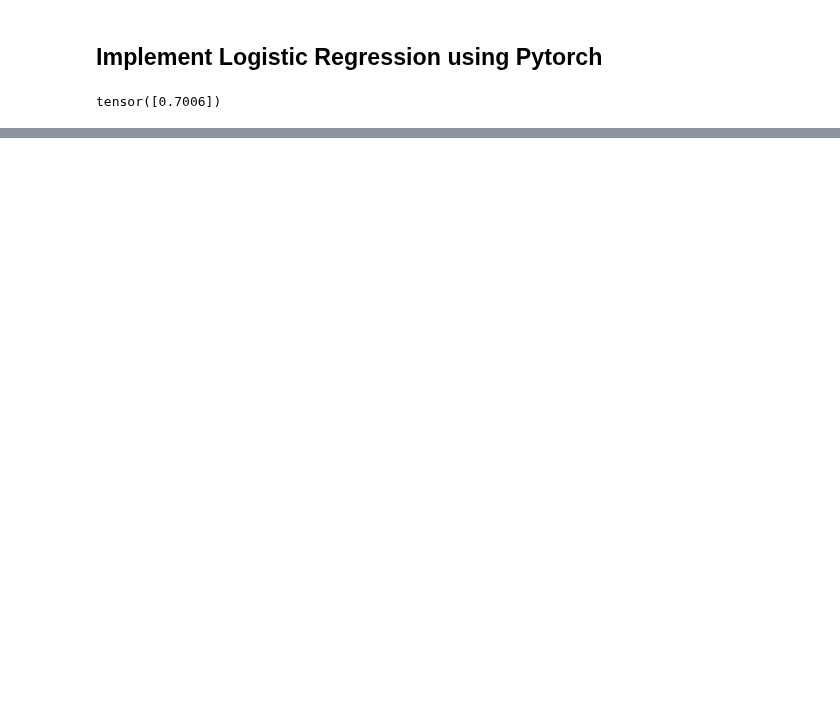
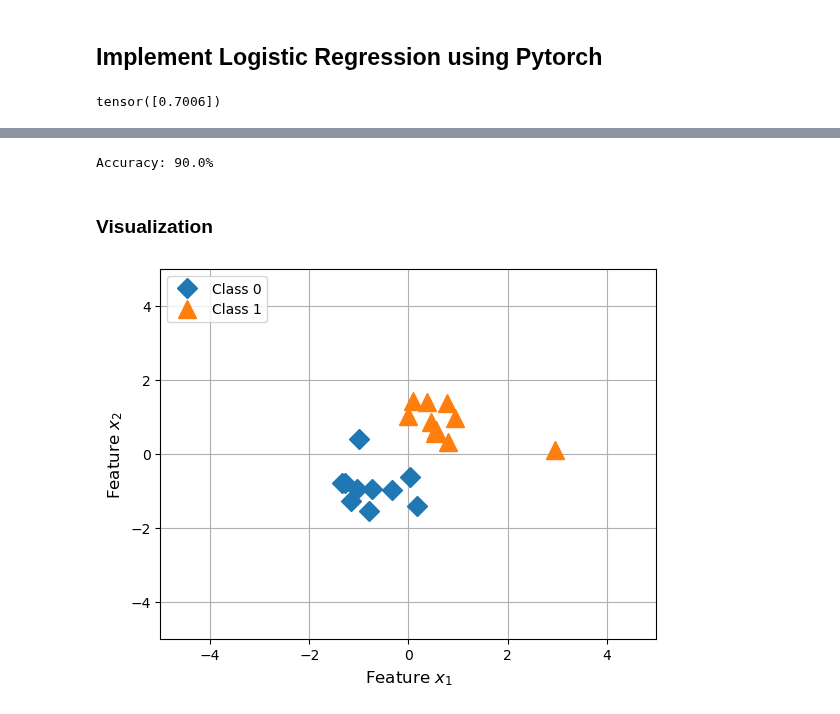
Before and after one commit to DotSlash-A/BSCS3004-Deep-Learning-resources, a Jupyter notebook: 9_PyTorch_Logistic_Regression.ipynb, the cells around one changed output, grey strips where cells are left out. Saved outputs shown, nothing was run; the diff lists cells and outputs as text; code cells hidden in the pictures; blank space fills up the shorter version.

```diff
--- a/9_PyTorch_Logistic_Regression.ipynb
+++ b/9_PyTorch_Logistic_Regression.ipynb
@@ -76,0 +210,39 @@ tensor([0.7006])
+# %%
+train_acc = compute_accuracy(model, train_loader)
+print(f'Accuracy: {train_acc * 100}%')
+# %% [output]
+Accuracy: 90.0%
+# %% [markdown]
+### **Visualization**
+# %%
+plt.plot(
+    X_train[y_train == 0, 0],
+    X_train[y_train == 0, 1],
+    marker="D",
+    markersize=10,
+    linestyle="",
+    label="Class 0",
+)
+
+plt.plot(
+    X_train[y_train == 1, 0],
+    X_train[y_train == 1, 1],
+    marker="^",
+    markersize=13,
+    linestyle="",
+    label="Class 1",
+)
+
+plt.legend(loc=2)
+
+plt.xlim([-5, 5])
+plt.ylim([-5, 5])
+
+plt.xlabel("Feature $x_1$", fontsize=12)
+plt.ylabel("Feature $x_2$", fontsize=12)
+
+
+plt.grid()
+plt.show()
+# %% [output]
+[figure, added]
```
Also changed, not shown: parts of 18 cells of this notebook.
